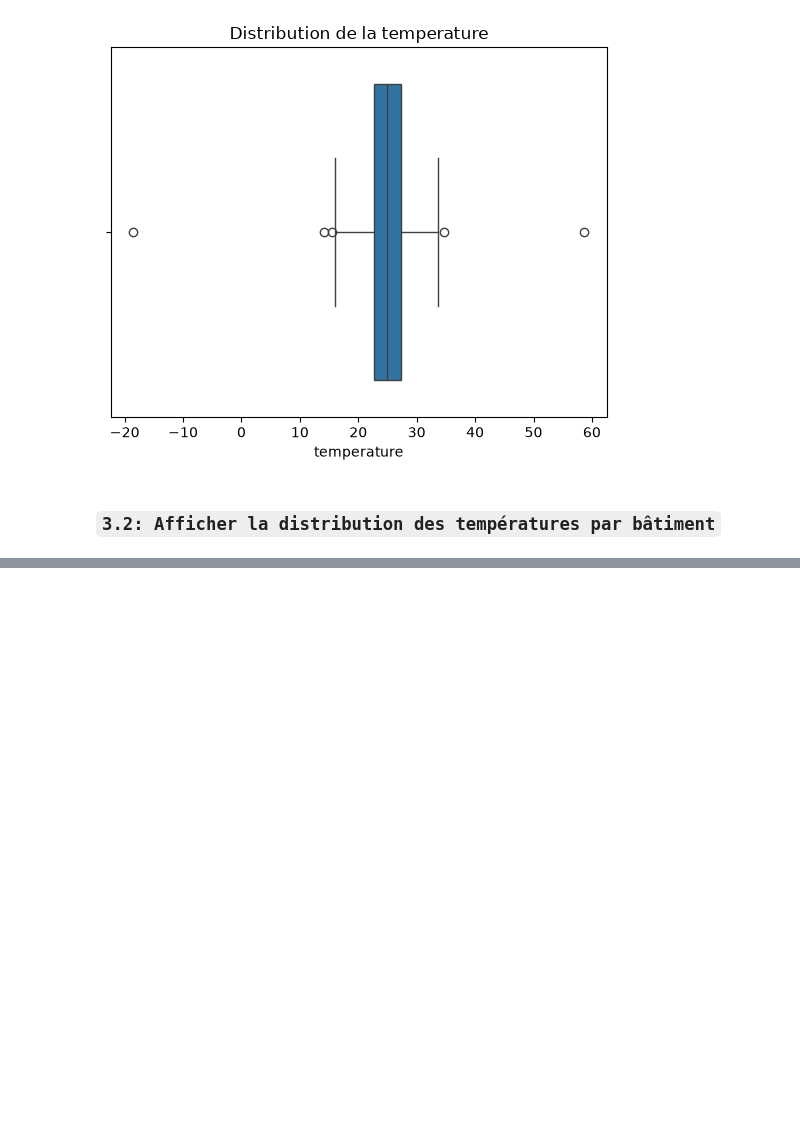
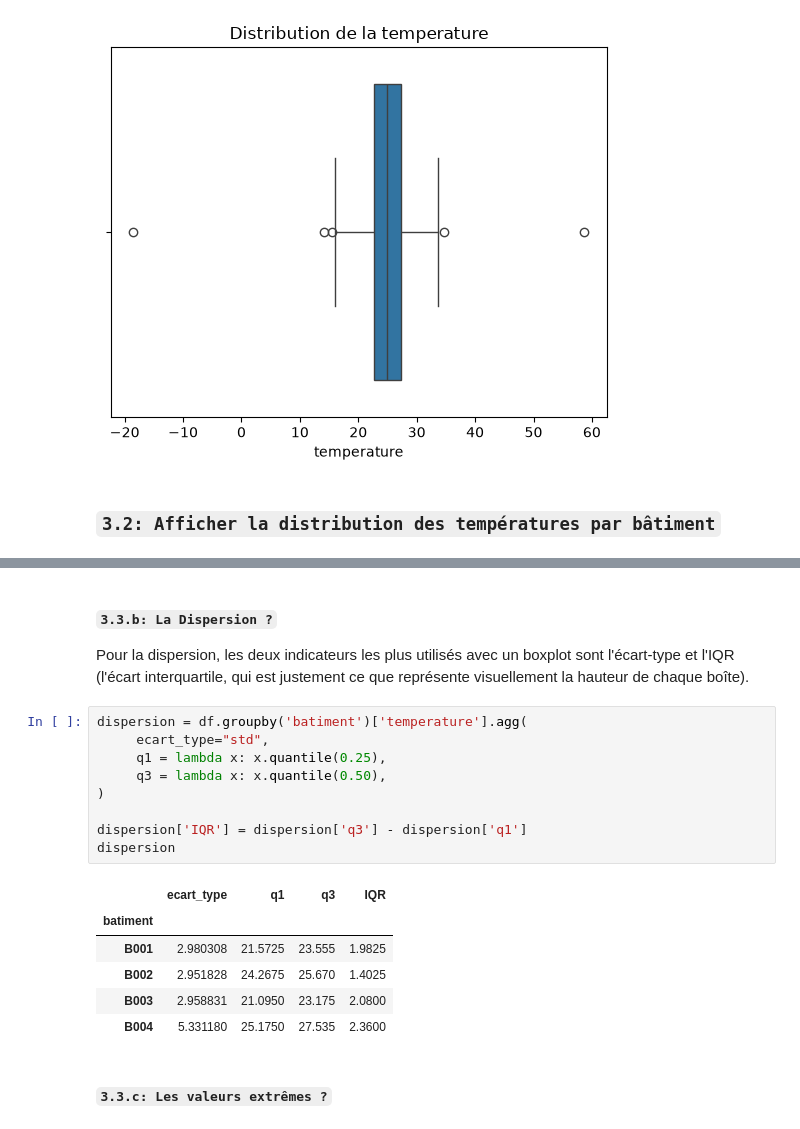
Before and after one commit to Alassanee/atelier_seaborn_iot, a Jupyter notebook: notebooks/atelier_seaborn_iot.ipynb, the cells around one changed output, grey strips where cells are left out. Saved outputs shown, nothing was run; the diff lists cells and outputs as text; blank space fills up the shorter version.

```diff
--- a/notebooks/atelier_seaborn_iot.ipynb
+++ b/notebooks/atelier_seaborn_iot.ipynb
@@ -212,0 +252,23 @@ sns.boxplot(data=df, x="temperature", hue="batiment")
+# %% [markdown]
+#### `3.3.b: La Dispersion ?`
+
+
+Pour la dispersion, les deux indicateurs les plus utilisés avec un boxplot sont l'écart-type et l'IQR (l'écart interquartile, qui est justement ce que représente visuellement la hauteur de chaque boîte).
+# %%
+dispersion = df.groupby('batiment')['temperature'].agg(
+     ecart_type="std",
+     q1 = lambda x: x.quantile(0.25),
+     q3 = lambda x: x.quantile(0.50),
+)
+
+dispersion['IQR'] = dispersion['q3'] - dispersion['q1']
+dispersion
+# %% [output]
+|  | ecart_type | q1 | q3 | IQR |
+| batiment |  |  |  |  |
+| B001 | 2.980308 | 21.5725 | 23.555 | 1.9825 |
+| B002 | 2.951828 | 24.2675 | 25.670 | 1.4025 |
+| B003 | 2.958831 | 21.0950 | 23.175 | 2.0800 |
+| B004 | 5.331180 | 25.1750 | 27.535 | 2.3600 |
+# %% [markdown]
+#### `3.3.c: Les valeurs extrêmes ?`
```
Also changed, not shown: parts of 7 cells of this notebook.
